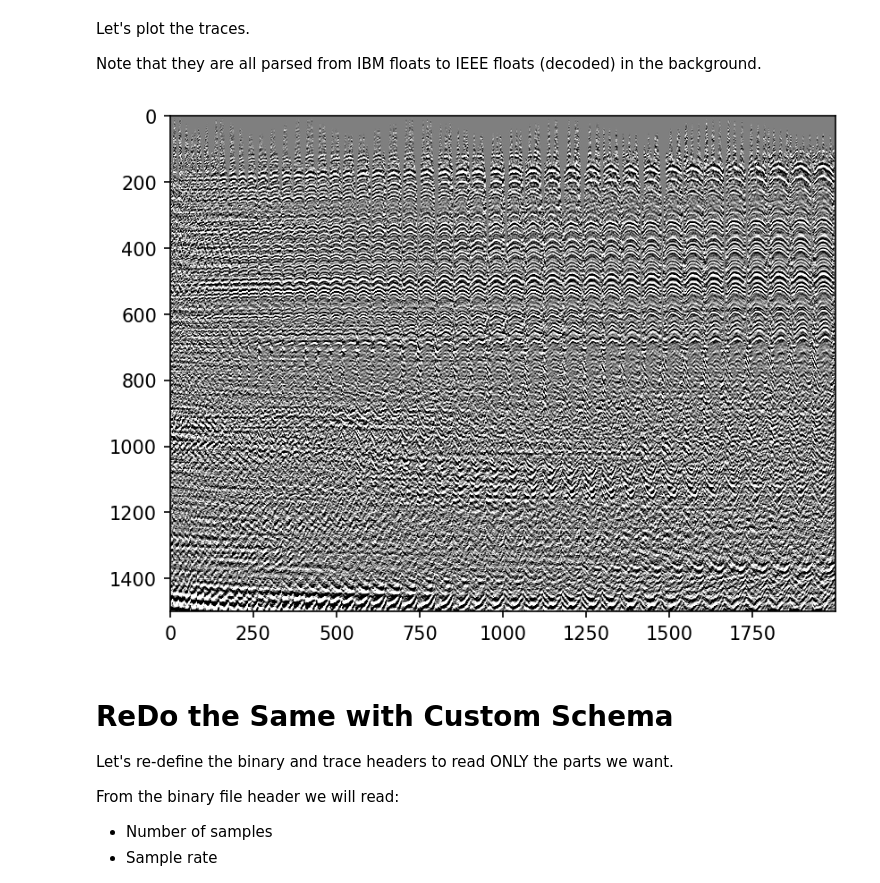
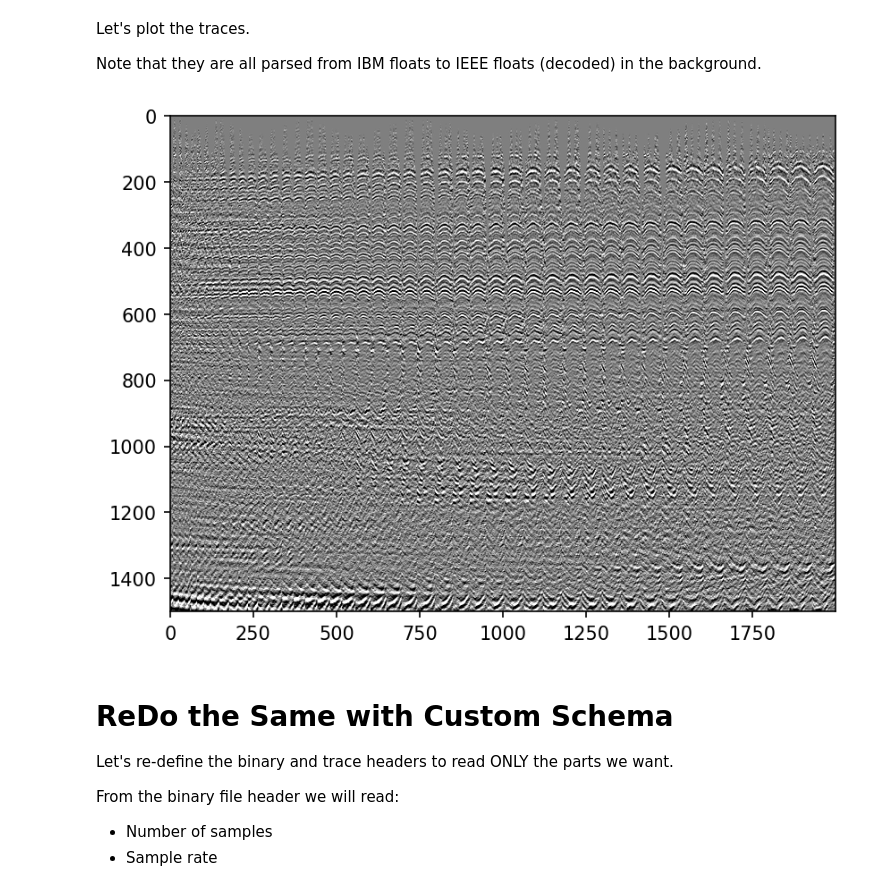
Before and after one commit to TGSAI/segy, a Jupyter notebook: examples/demo.ipynb, the cells around one changed output. Saved outputs shown, nothing was run; the diff lists cells and outputs as text; code cells hidden in the pictures.

```diff
--- a/examples/demo.ipynb
+++ b/examples/demo.ipynb
@@ -98,12 +100,11 @@ Let's plot the traces.
 
 Note that they are all parsed from IBM floats to IEEE floats (decoded) in the background.
 # %%
-import matplotlib.pyplot as plt
-
 plt.figure(dpi=150)
-plt.imshow(trcs["data"].T, aspect="auto", vmin=-1, vmax=1, cmap="gray_r", interpolation="lanczos");
+plot_kw = {"aspect": "auto", "cmap": "gray_r", "interpolation": "lanczos"}
+plt.imshow(trcs["data"].T, vmin=-2, vmax=2, **plot_kw);
 # %% [output]
-[figure, old version]
+[figure, new version]
 # %% [markdown]
 # ReDo the Same with Custom Schema
 
```
Also changed, not shown: parts of 4 cells of this notebook.
